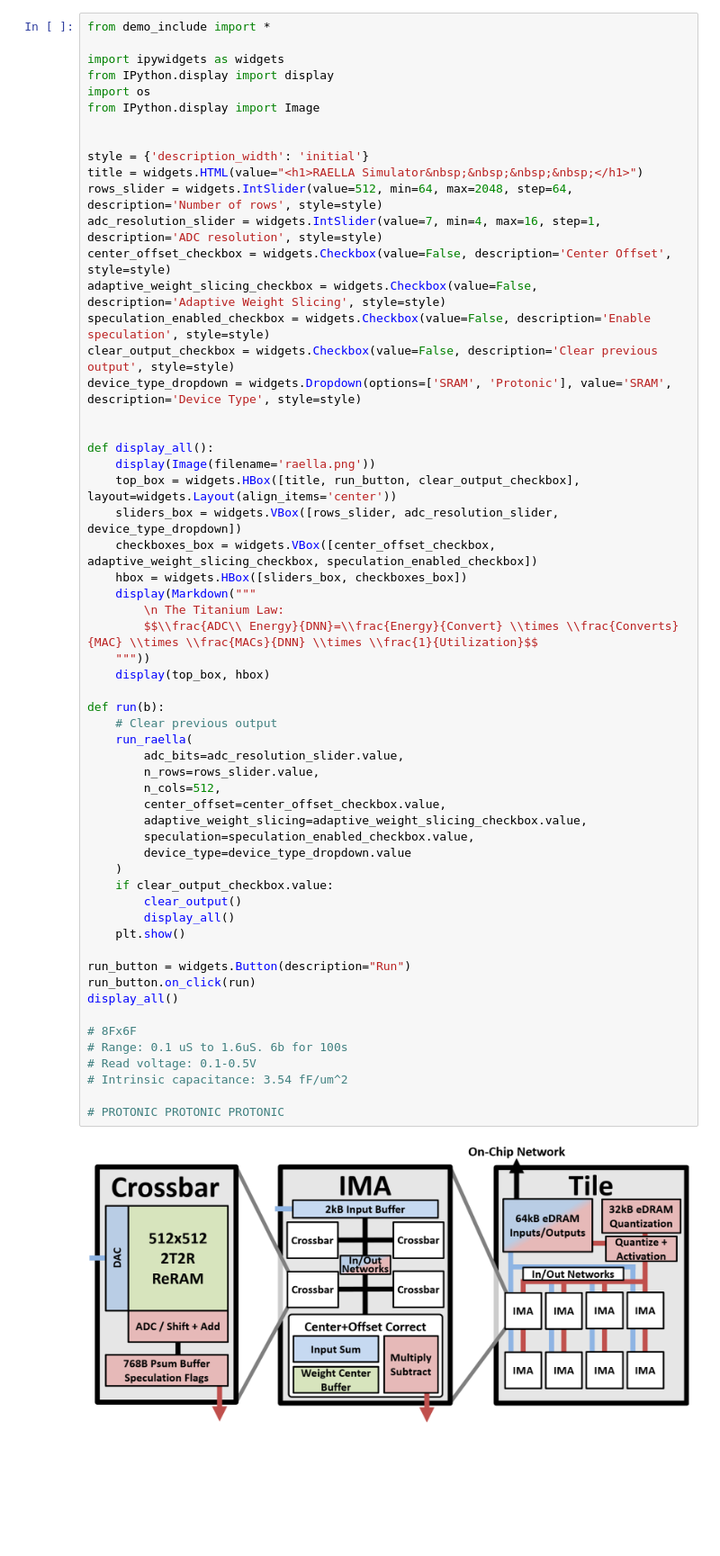
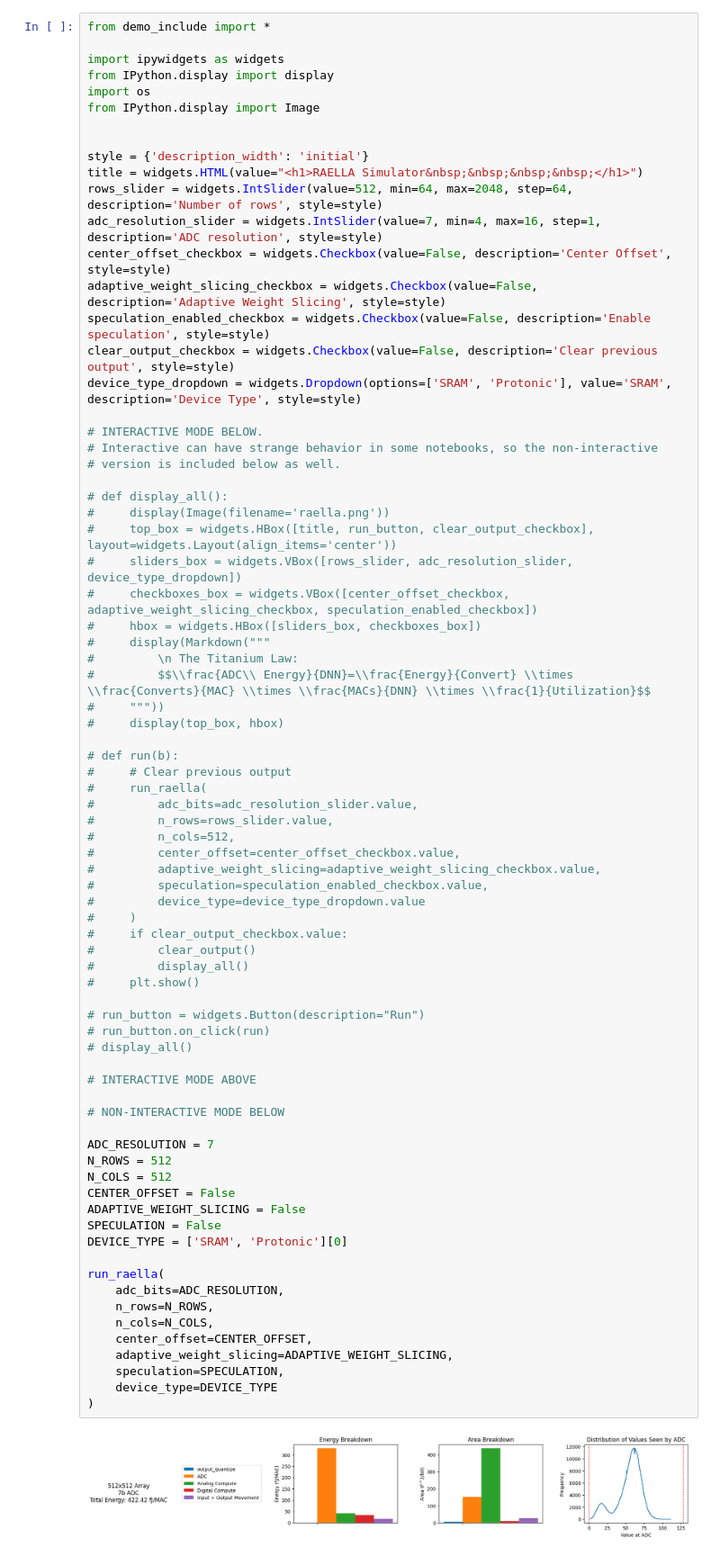
Before and after one commit to TtitiO/cimloop, a Jupyter notebook: workspace/models/arch/1_macro/raella_isca_2023/_demo.ipynb, the cells around one changed output. Shown: that part at 90% size. Drawn from its saved outputs; the diff is of its cells as text; blank space fills up the shorter version.

```diff
--- a/workspace/models/arch/1_macro/raella_isca_2023/_demo.ipynb
+++ b/workspace/models/arch/1_macro/raella_isca_2023/_demo.ipynb
@@ -1,60 +1,78 @@
 # %%
 from demo_include import *
 
 import ipywidgets as widgets
 from IPython.display import display
 import os
 from IPython.display import Image
 
 
 style = {'description_width': 'initial'}
 title = widgets.HTML(value="<h1>RAELLA Simulator&nbsp;&nbsp;&nbsp;&nbsp;</h1>")
 rows_slider = widgets.IntSlider(value=512, min=64, max=2048, step=64, description='Number of rows', style=style)
 adc_resolution_slider = widgets.IntSlider(value=7, min=4, max=16, step=1, description='ADC resolution', style=style)
 center_offset_checkbox = widgets.Checkbox(value=False, description='Center Offset', style=style)
 adaptive_weight_slicing_checkbox = widgets.Checkbox(value=False, description='Adaptive Weight Slicing', style=style)
 speculation_enabled_checkbox = widgets.Checkbox(value=False, description='Enable speculation', style=style)
 clear_output_checkbox = widgets.Checkbox(value=False, description='Clear previous output', style=style)
 device_type_dropdown = widgets.Dropdown(options=['SRAM', 'Protonic'], value='SRAM', description='Device Type', style=style)
 
+# INTERACTIVE MODE BELOW.
+# Interactive can have strange behavior in some notebooks, so the non-interactive
+# version is included below as well.
 
-def display_all():
-    display(Image(filename='raella.png'))
-    top_box = widgets.HBox([title, run_button, clear_output_checkbox], layout=widgets.Layout(align_items='center'))
-    sliders_box = widgets.VBox([rows_slider, adc_resolution_slider, device_type_dropdown])
-    checkboxes_box = widgets.VBox([center_offset_checkbox, adaptive_weight_slicing_checkbox, speculation_enabled_checkbox])
-    hbox = widgets.HBox([sliders_box, checkboxes_box])
-    display(Markdown("""
-        \n The Titanium Law:
-        $$\\frac{ADC\\ Energy}{DNN}=\\frac{Energy}{Convert} \\times \\frac{Converts}{MAC} \\times \\frac{MACs}{DNN} \\times \\frac{1}{Utilization}$$
-    """))
-    display(top_box, hbox)
+# def display_all():
+#     display(Image(filename='raella.png'))
+#     top_box = widgets.HBox([title, run_button, clear_output_checkbox], layout=widgets.Layout(align_items='center'))
+#     sliders_box = widgets.VBox([rows_slider, adc_resolution_slider, device_type_dropdown])
+#     checkboxes_box = widgets.VBox([center_offset_checkbox, adaptive_weight_slicing_checkbox, speculation_enabled_checkbox])
+#     hbox = widgets.HBox([sliders_box, checkboxes_box])
+#     display(Markdown("""
+#         \n The Titanium Law:
+#         $$\\frac{ADC\\ Energy}{DNN}=\\frac{Energy}{Convert} \\times \\frac{Converts}{MAC} \\times \\frac{MACs}{DNN} \\times \\frac{1}{Utilization}$$
+#     """))
+#     display(top_box, hbox)
 
-def run(b):
-    # Clear previous output
-    run_raella(
-        adc_bits=adc_resolution_slider.value,
-        n_rows=rows_slider.value,
-        n_cols=512,
-        center_offset=center_offset_checkbox.value,
-        adaptive_weight_slicing=adaptive_weight_slicing_checkbox.value,
-        speculation=speculation_enabled_checkbox.value,
-        device_type=device_type_dropdown.value
-    )
-    if clear_output_checkbox.value:
-        clear_output()
-        display_all()
-    plt.show()
+# def run(b):
+#     # Clear previous output
+#     run_raella(
+#         adc_bits=adc_resolution_slider.value,
+#         n_rows=rows_slider.value,
+#         n_cols=512,
+#         center_offset=center_offset_checkbox.value,
+#         adaptive_weight_slicing=adaptive_weight_slicing_checkbox.value,
+#         speculation=speculation_enabled_checkbox.value,
+#         device_type=device_type_dropdown.value
+#     )
+#     if clear_output_checkbox.value:
+#         clear_output()
+#         display_all()
+#     plt.show()
 
-run_button = widgets.Button(description="Run")
-run_button.on_click(run)
-display_all()
+# run_button = widgets.Button(description="Run")
+# run_button.on_click(run)
+# display_all()
 
-# 8Fx6F
-# Range: 0.1 uS to 1.6uS. 6b for 100s
-# Read voltage: 0.1-0.5V
-# Intrinsic capacitance: 3.54 fF/um^2
+# INTERACTIVE MODE ABOVE
 
-# PROTONIC PROTONIC PROTONIC
+# NON-INTERACTIVE MODE BELOW
+
+ADC_RESOLUTION = 7
+N_ROWS = 512
+N_COLS = 512
+CENTER_OFFSET = False
+ADAPTIVE_WEIGHT_SLICING = False
+SPECULATION = False
+DEVICE_TYPE = ['SRAM', 'Protonic'][0]
+
+run_raella(
+    adc_bits=ADC_RESOLUTION,
+    n_rows=N_ROWS,
+    n_cols=N_COLS,
+    center_offset=CENTER_OFFSET,
+    adaptive_weight_slicing=ADAPTIVE_WEIGHT_SLICING,
+    speculation=SPECULATION,
+    device_type=DEVICE_TYPE
+)
 # %% [output]
-[figure, old version]
+[figure, new version]
```
Also changed, not shown: parts of 1 cell of this notebook.
